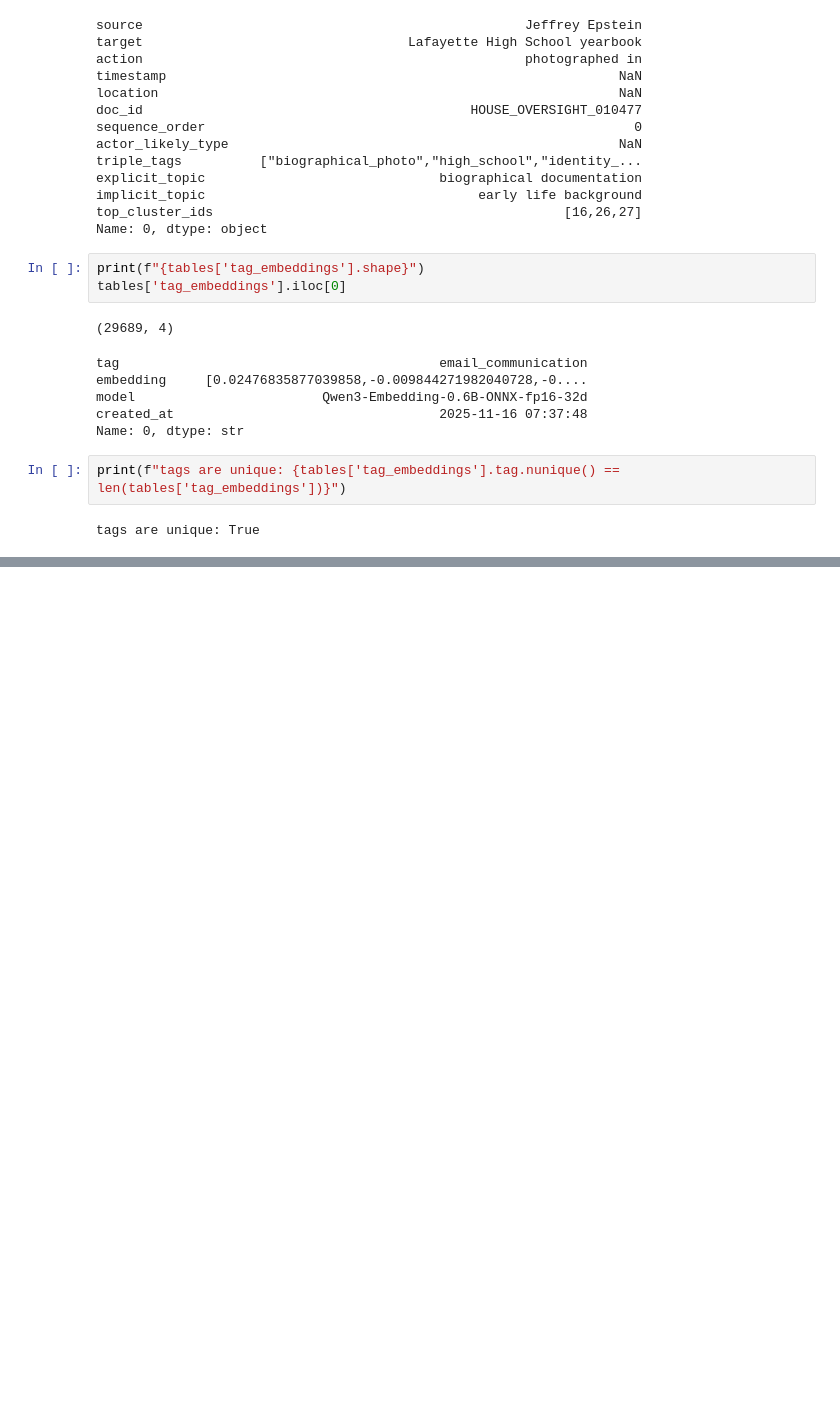
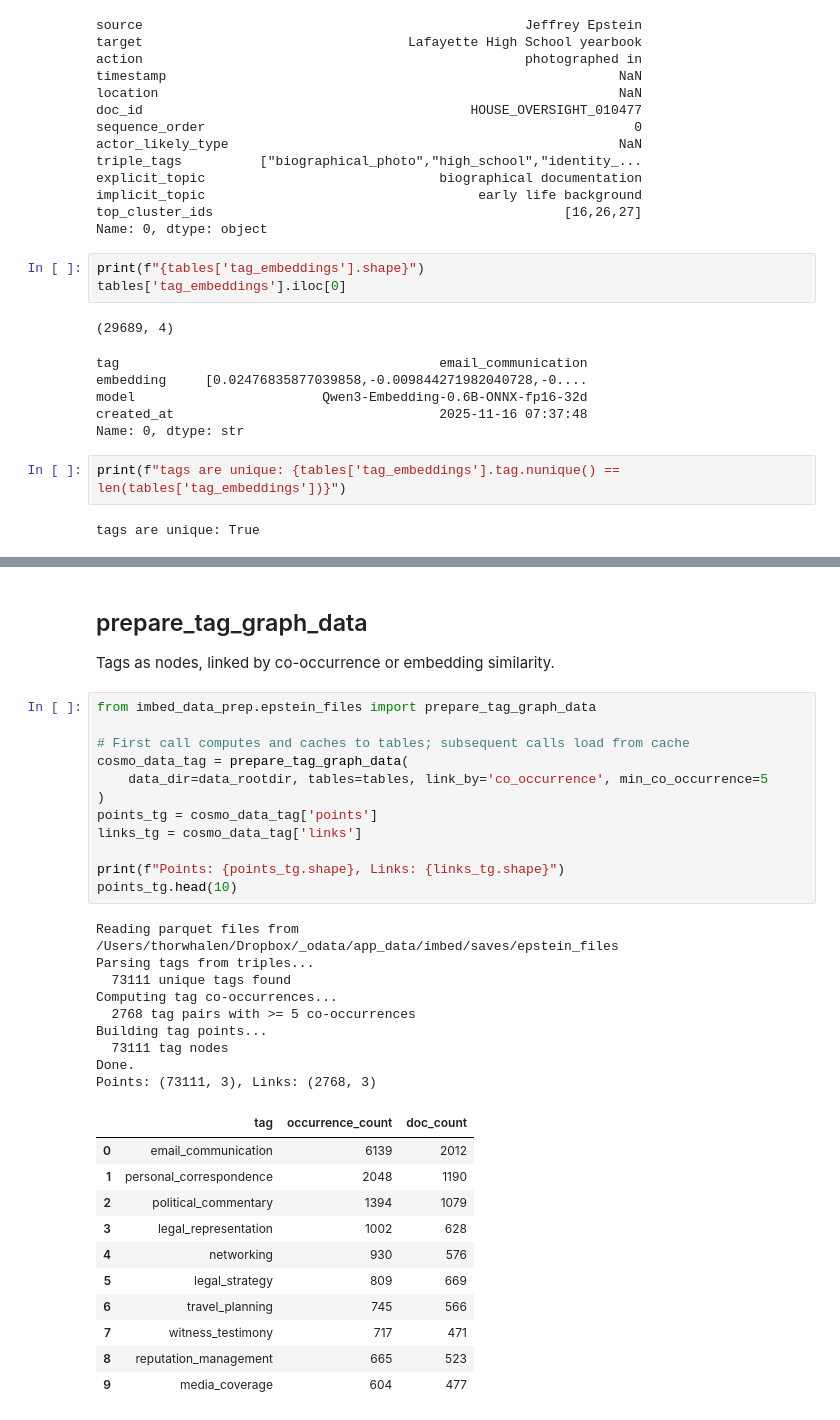
Before and after one commit to thorwhalen/imbed_data_prep, a Jupyter notebook: imbed_data_prep/epstein_files/epstein_files.ipynb, the cells around one changed output, grey strips where cells are left out. Saved outputs shown, nothing was run; the diff lists cells and outputs as text; blank space fills up the shorter version.

```diff
--- a/imbed_data_prep/epstein_files/epstein_files.ipynb
+++ b/imbed_data_prep/epstein_files/epstein_files.ipynb
@@ -416,0 +373,37 @@ Cosmograph(background_color=None, components_display_state_mode=None, focused_po
+# %% [markdown]
+## prepare_tag_graph_data
+
+Tags as nodes, linked by co-occurrence or embedding similarity.
+# %%
+from imbed_data_prep.epstein_files import prepare_tag_graph_data
+
+# First call computes and caches to tables; subsequent calls load from cache
+cosmo_data_tag = prepare_tag_graph_data(
+    data_dir=data_rootdir, tables=tables, link_by='co_occurrence', min_co_occurrence=5
+)
+points_tg = cosmo_data_tag['points']
+links_tg = cosmo_data_tag['links']
+
+print(f"Points: {points_tg.shape}, Links: {links_tg.shape}")
+points_tg.head(10)
+# %% [output]
+Reading parquet files from /Users/thorwhalen/Dropbox/_odata/app_data/imbed/saves/epstein_files
+Parsing tags from triples...
+  73111 unique tags found
+Computing tag co-occurrences...
+  2768 tag pairs with >= 5 co-occurrences
+Building tag points...
+  73111 tag nodes
+Done.
+Points: (73111, 3), Links: (2768, 3)
+|  | tag | occurrence_count | doc_count |
+| 0 | email_communication | 6139 | 2012 |
+| 1 | personal_correspondence | 2048 | 1190 |
+| 2 | political_commentary | 1394 | 1079 |
+| 3 | legal_representation | 1002 | 628 |
+| 4 | networking | 930 | 576 |
+| 5 | legal_strategy | 809 | 669 |
+| 6 | travel_planning | 745 | 566 |
+| 7 | witness_testimony | 717 | 471 |
+| 8 | reputation_management | 665 | 523 |
+| 9 | media_coverage | 604 | 477 |
```
Also changed, not shown: parts of 34 cells of this notebook, 2 other files.
